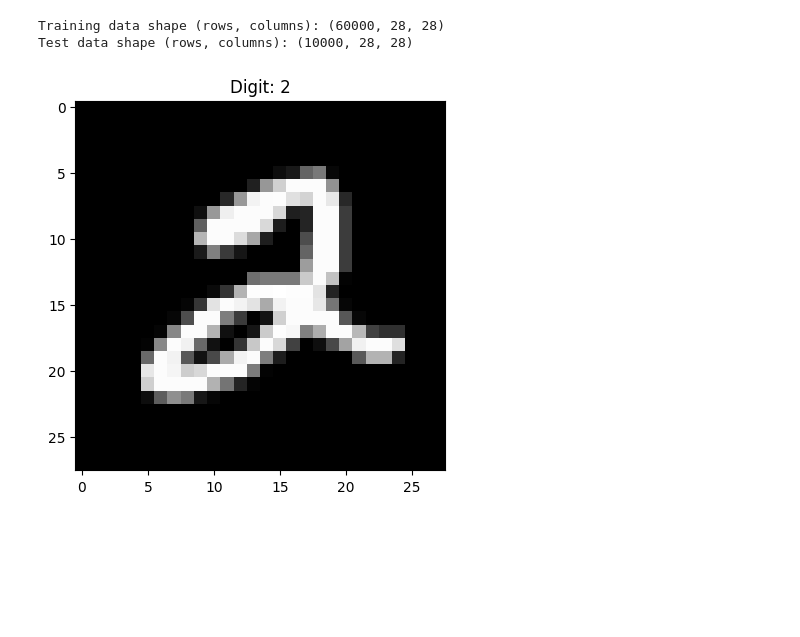
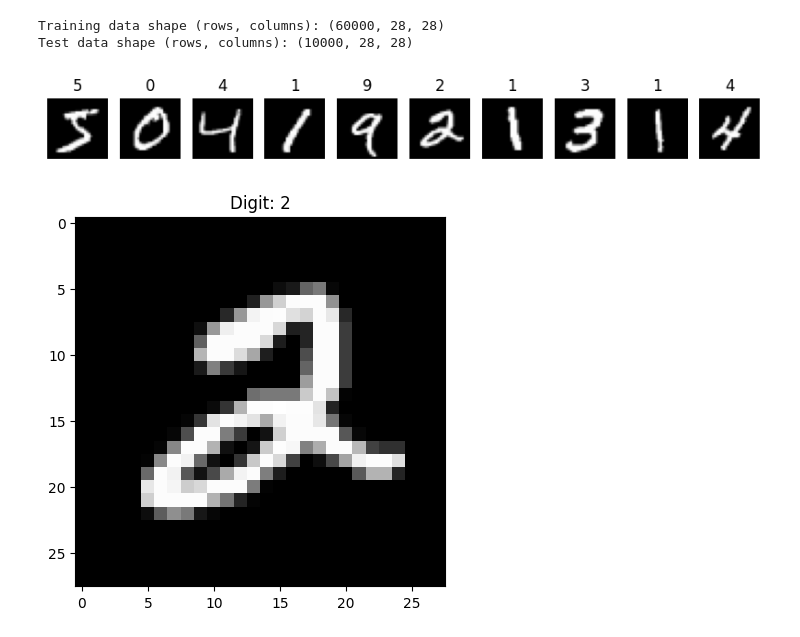
Before and after one commit to abdullah956/dl, a Jupyter notebook: digit_diplay.ipynb, the cells around one changed output. Cells and saved outputs as stored; diff of their text form; code cells hidden in the pictures; blank space fills up the shorter version.

```diff
--- a/digit_diplay.ipynb
+++ b/digit_diplay.ipynb
@@ -10,6 +10,16 @@ print(f"Test data shape (rows, columns): {x_test.shape}")
 # %% [output]
 Training data shape (rows, columns): (60000, 28, 28)
 Test data shape (rows, columns): (10000, 28, 28)
+# %%
+plt.figure(figsize=(10, 4))
+for i in range(10):
+    plt.subplot(1, 10, i + 1)
+    plt.imshow(x_train[i], cmap='gray')
+    plt.title(y_train[i])
+    plt.axis('off')
+plt.show()
+# %% [output]
+[figure, added]
 # %%
 def display_digit(digit):
     indices = np.where(y_train == digit)[0]
```
